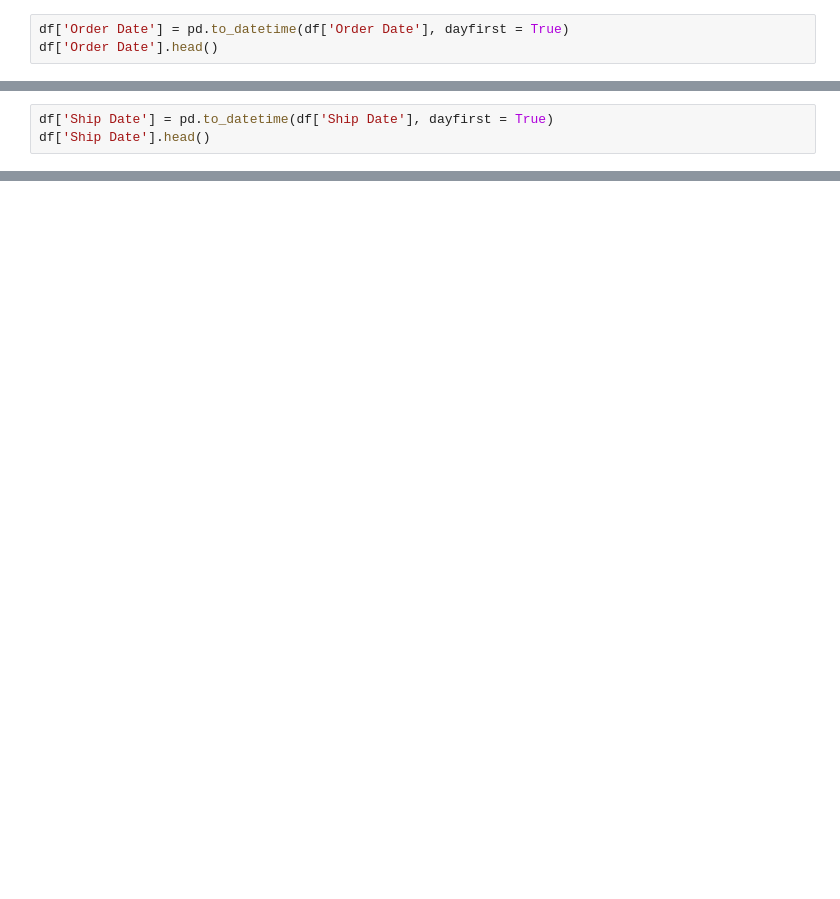
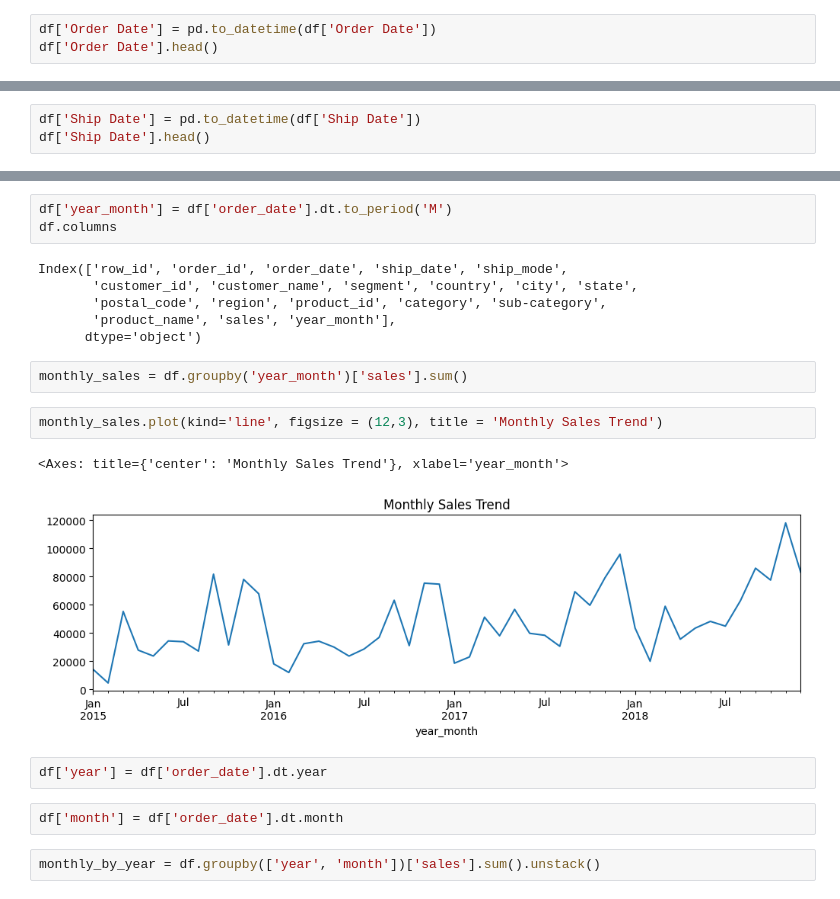
Before and after one commit to Nizar-Gadari/Project-2, a Jupyter notebook: Untitled8.ipynb, the cells around one changed output, grey strips where cells are left out. Cells and saved outputs as stored; diff of their text form; blank space fills up the shorter version.

```diff
--- a/Untitled8.ipynb
+++ b/Untitled8.ipynb
@@ -19,3 +49,3 @@ df.describe()
 # %%
-df['Order Date'] = pd.to_datetime(df['Order Date'], dayfirst = True)
+df['Order Date'] = pd.to_datetime(df['Order Date'])
 df['Order Date'].head()
@@ -22,3 +60,3 @@ df['Order Date'].head()
 # %%
-df['Ship Date'] = pd.to_datetime(df['Ship Date'], dayfirst = True)
+df['Ship Date'] = pd.to_datetime(df['Ship Date'])
 df['Ship Date'].head()
@@ -71,0 +179,22 @@ print(f"Average Items per order: {avg_items_per_order:.2f}")
+# %%
+df['year_month'] = df['order_date'].dt.to_period('M')
+df.columns
+# %% [output]
+Index(['row_id', 'order_id', 'order_date', 'ship_date', 'ship_mode',
+       'customer_id', 'customer_name', 'segment', 'country', 'city', 'state',
+       'postal_code', 'region', 'product_id', 'category', 'sub-category',
+       'product_name', 'sales', 'year_month'],
+      dtype='object')
+# %%
+monthly_sales = df.groupby('year_month')['sales'].sum()
+# %%
+monthly_sales.plot(kind='line', figsize = (12,3), title = 'Monthly Sales Trend')
+# %% [output]
+<Axes: title={'center': 'Monthly Sales Trend'}, xlabel='year_month'>
+[figure, added]
+# %%
+df['year'] = df['order_date'].dt.year
+# %%
+df['month'] = df['order_date'].dt.month
+# %%
+monthly_by_year = df.groupby(['year', 'month'])['sales'].sum().unstack()
```
Also changed, not shown: parts of 31 cells of this notebook.
